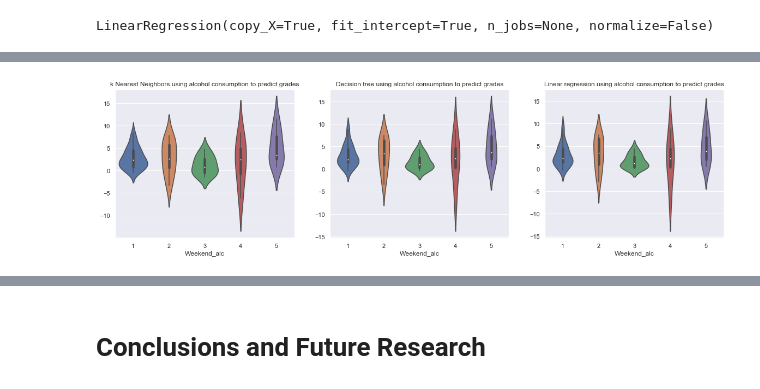
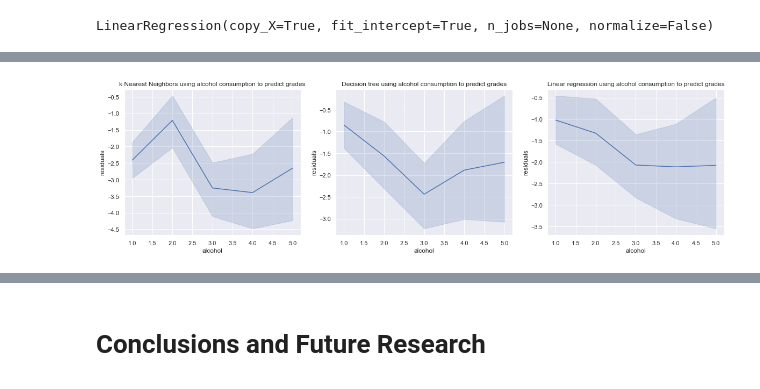
Before and after one commit to natanoliff/natanoliff.github.io, a Jupyter notebook: Alcohol_Consumption.ipynb, the cells around one changed output, grey strips where cells are left out. Cells and saved outputs as stored; diff of their text form; code cells hidden in the pictures.

```diff
--- a/Alcohol_Consumption.ipynb
+++ b/Alcohol_Consumption.ipynb
@@ -48,7 +49,7 @@ Our table has a lot of columns, which is great for us, since we want as much inf
 * Although we previously linked an explanation for each column and what it contains, there were still some column titles that we felt were unintuitive, so we gave them clearer names. You can rename any columns whose names you think are vague or mislabelled.
 * Often when performing analysis it is easier to use numbers than strings, and many columns here have a binary answer of either 'yes' or 'no'. Replace those with 1s and 0s so that they will be easier to analyze later.
 # %%
-data = data.rename(columns={"goout": 'social_activity', 'Pstatus' : 'parental_status', 'Dalc' : 'Weekday_alc', 'Walc' : 'Weekend_alc'})
+data = data.rename(columns={"goout": 'social_activity', 'Dalc' : 'Weekday_alc', 'Walc' : 'Weekend_alc'})
 data = data.replace('yes', 1).replace('no', 0)
 # %%
 data.head()
@@ -346,6 +331,7 @@ y_grades = data['G3']
 X_train_social, X_test_social, y_train_social, y_test_social = train_test_split(X_social, y_grades, test_size=0.33)
 X_train_alc, X_test_alc, y_train_alc, y_test_alc = train_test_split(X_alc,y_grades,test_size = 0.33)
 X_train_ses, X_test_ses, y_train_ses, y_test_ses = train_test_split(X_ses,y_grades,test_size = 0.33)
+X_train_com, X_test_com, y_train_com, y_test_com = train_test_split(X_ses,y_grades,test_size = 0.33)
 # %%
 #
 y_train_social = preprocessing.LabelEncoder().fit_transform(y_train_social)
@@ -434,0 +430,8 @@ linResidualsSes = y_test_ses - clfLin.predict(X_test_ses)
+# %%
+clfKNN = clone(clfKNN)
+clfTree = clone(clfTree)
+clfLin = clone(clfLin)
+
+clfKNN.fit(X_train_com, y_train_com)
+clfTree.fit(X_train_com,y_train_com)
+clfLin.fit(X_train_com,y_train_com)
@@ -435,25 +451,72 @@ linResidualsSes = y_test_ses - clfLin.predict(X_test_ses)
+# %%
+kNNPredictCom = clfKNN.predict(X_test_com)
+kNNResidualsCom = y_test_com - kNNPredictCom
+treePredictCom = clfTree.predict(X_test_com)
+treeResidualsCom = y_test_com - treePredictCom
+linPredictCom = clfLin.predict(X_test_com)
+linResidualsCom = y_test_com - linPredictCom
 # %%
 _ , ax = plt.subplots(1,3, figsize=(20,5))
-sns.violinplot(x='social_participation', y=kNNResidualsSocial, data=X_test_social, ax = ax[0])\
-.set_title("k Nearest Neighbors using social participation to predict grades")
-sns.violinplot(x='social_participation', y=treeResidualsSocial, data=X_test_social, ax = ax[1])\
-.set_title("Decision tree using social participation to predict grades")
-sns.violinplot(x='social_participation', y=linResidualsSocial, data=X_test_social, ax = ax[2])\
-.set_title("Linear regression using social participation to predict grades")
+plot = sns.lineplot(x='social_participation', y=kNNResidualsSocial, data=X_test_social, ax = ax[0])
+plot.set_title("k Nearest Neighbors using social participation to predict grades")
+plot.set_ylabel('residuals')
+plot.set_xlabel('social_participation')
+
+plot = sns.lineplot(x='social_participation', y=treeResidualsSocial, data=X_test_social, ax = ax[1])
+plot.set_title("Decision tree using social participation to predict grades")
+plot.set_ylabel('residuals')
+plot.set_xlabel('social_participation')
+
+plot = sns.lineplot(x='social_participation', y=linResidualsSocial, data=X_test_social, ax = ax[2])
+plot.set_title("Linear regression using social participation to predict grades")
+plot.set_ylabel('residuals')
+plot.set_xlabel('social_participation')
 
 _ , ax = plt.subplots(1,3, figsize=(20,5))
-sns.violinplot(x='Weekend_alc', y=kNNResidualsAlc, data=X_test_alc, ax = ax[0])\
-.set_title("k Nearest Neighbors using alcohol consumption to predict grades")
-sns.violinplot(x='Weekend_alc', y=treeResidualsAlc, data=X_test_alc, ax = ax[1])\
-.set_title("Decision tree using alcohol consumption to predict grades")
-sns.violinplot(x='Weekend_alc', y=linResidualsAlc, data=X_test_alc, ax = ax[2])\
-.set_title("Linear regression using alcohol consumption to predict grades")
+plot = sns.lineplot(x='Weekend_alc', y=kNNResidualsAlc, data=X_test_alc, ax = ax[0])
+plot.set_title("k Nearest Neighbors using alcohol consumption to predict grades")
+plot.set_ylabel('residuals')
+plot.set_xlabel('alcohol')
+
+plot = sns.lineplot(x='Weekend_alc', y=treeResidualsAlc, data=X_test_alc, ax = ax[1])
+plot.set_title("Decision tree using alcohol consumption to predict grades")
+plot.set_ylabel('residuals')
+plot.set_xlabel('alcohol')
+
+plot = sns.lineplot(x='Weekend_alc', y=linResidualsAlc, data=X_test_alc, ax = ax[2])
+plot.set_title("Linear regression using alcohol consumption to predict grades")
+plot.set_ylabel('residuals')
+plot.set_xlabel('alcohol')
 
 _ , ax = plt.subplots(1,3, figsize=(20,5))
-sns.violinplot(x='ses', y=kNNResidualsSes, data=X_test_ses, ax = ax[0])\
-.set_title("k Nearest Neighbors using SES to predict grades")
-sns.violinplot(x='ses', y=treeResidualsSes, data=X_test_ses, ax = ax[1])\
-.set_title("Decision tree using SES to predict grades")
-sns.violinplot(x='ses', y=linResidualsSes, data=X_test_ses, ax = ax[2])\
-.set_title("Linear regression using SES to predict grades")
+plot =sns.lineplot(x='ses', y=kNNResidualsSes, data=X_test_ses, ax = ax[0])
+plot.set_title("k Nearest Neighbors using SES to predict grades")
+plot.set_ylabel('residuals')
+plot.set_xlabel('ses')
+
+plot = sns.lineplot(x='ses', y=treeResidualsSes, data=X_test_ses, ax = ax[1])
+plot.set_title("Decision tree using SES to predict grades")
+plot.set_ylabel('residuals')
+plot.set_xlabel('ses')
+
+plot = sns.lineplot(x='ses', y=linResidualsSes, data=X_test_ses, ax = ax[2])
+plot.set_title("Linear regression using SES to predict grades")
+plot.set_ylabel('residuals')
+plot.set_xlabel('ses')
+
+_ , ax = plt.subplots(1,3, figsize=(20,5))
+plot = sns.lineplot(x='ses', y=kNNResidualsCom, data=X_test_com, ax = ax[0])
+plot.set_title("k Nearest Neighbors using all factors to predict grades")
+plot.set_ylabel('residuals')
+plot.set_xlabel('combined')
+
+plot = sns.lineplot(x='ses', y=treeResidualsCom, data=X_test_com, ax = ax[1])
+plot.set_title("Decision tree using all factors to predict grades")
+plot.set_ylabel('residuals')
+plot.set_xlabel('combined')
+
+plot = sns.lineplot(x='ses', y=linResidualsCom, data=X_test_com, ax = ax[2])
+plot.set_title("Linear regression using all factors to predict grades")
+plot.set_ylabel('residuals')
+plot.set_xlabel('combined')
 # %% [output]
@@ -462 +525 @@ Text(0.5, 1.0, 'Linear regression using SES to predict grades')
-[figure, old version]
+[figure, new version]
```
Also changed, not shown: parts of 48 cells of this notebook.
